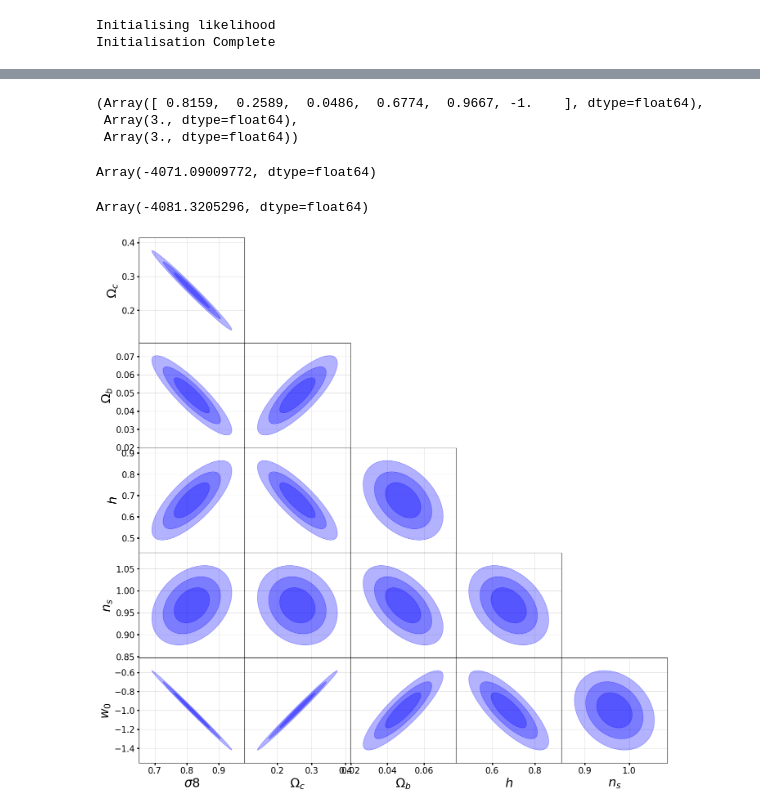
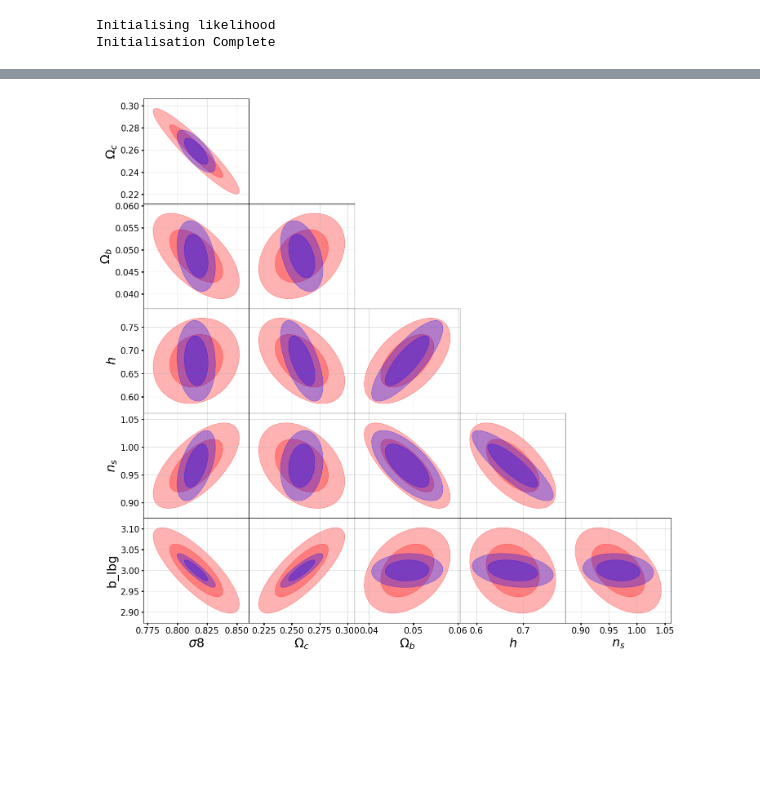
Before and after one commit to fpetri115/LBGforecast, a Jupyter notebook: tests_likelihood.ipynb, the cells around one changed output, grey strips where cells are left out. Drawn from its saved outputs; the diff is of its cells as text; code cells hidden in the pictures; blank space fills up the shorter version.

```diff
--- a/tests_likelihood.ipynb
+++ b/tests_likelihood.ipynb
@@ -28,32 +18,19 @@ Array([ 0.8159,  0.2589,  0.0486,  0.6774,  0.9667, -1.    ,  3.    ,
-# %%
-unpack_params(all_param)
-# %% [output]
-(Array([ 0.8159,  0.2589,  0.0486,  0.6774,  0.9667, -1.    ], dtype=float64),
- Array(3., dtype=float64),
- Array(3., dtype=float64))
-# %%
-lhood.logL(all_param)
-# %% [output]
-Array(-4071.09009772, dtype=float64)
-# %%
-lhood.logLgauss(all_param)
-# %% [output]
-Array(-4081.3205296, dtype=float64)
 # %%
 params = np.array([lhood._cosmo_fid.sigma8,
                   lhood._cosmo_fid.Omega_c,
                   lhood._cosmo_fid.Omega_b,
                   lhood._cosmo_fid.h, lhood._cosmo_fid.n_s,
-                  lhood._cosmo_fid.w0, lhood._b_lbg])
+                  lhood._b_lbg_u, lhood._b_lbg_g, lhood._b_lbg_r,
+                  lhood._b_int])
 
 #w&w stuff
 #norm_diff = pk(define_cosmo(), 1/8, 2.6)/pk(define_cosmo(), 1/8, 0)
 #params = np.array([lhood._cosmo_fid.sigma8*np.sqrt(norm_diff), lhood._b_lbg])
 
 labels = np.array(["$\sigma8$", "$\Omega_c$", "$\Omega_b$",
-                    "$h$", "$n_s$", "$w_0$", "b_lbg"])
+                    "$h$", "$n_s$", "b^{lbg}_{u}", "b^{lbg}_{g}", "b^{lbg}_{r}"])
 
-inds = [0, 1, 2, 3, 4, 5, 6]
+inds = [0, 1, 2, 3, 4, 6, 7, 8]
 
 F = lhood.fisher(params, inds)
 F_marg = lhood.fisher_marg(params, inds)
@@ -61,7 +38,7 @@ F_marg = lhood.fisher_marg(params, inds)
 import matplotlib.pyplot as plt
 from matplotlib.patches import Ellipse
 
-def plot_contours(fisher, pos, i, j, nstd=3., K=5.991, ax=None, **kwargs):
+def plot_contours(fisher, pos, i, j, nstd=2., K=5.991, ax=None, **kwargs):
   """
   Plot 2D parameter contours given a Hessian matrix of the likelihood
   """
@@ -117,36 +94,36 @@ for i in range(nparams):
             plot_contours(F, params, j, i, K=2.279, fill=True,color='b', alpha=0.3, zorder=5)
             plot_contours(F, params, j, i, K=5.991, fill=True,color='b',  alpha=0.3, zorder=5)
             #plot_contours(F, params, j, i, K=9.210, fill=True,color='b',  alpha=0.3, zorder=5)
-            plot_contours(F, params, j, i, K=11.618, fill=True,color='b',  alpha=0.3, zorder=5)
+            #plot_contours(F, params, j, i, K=11.618, fill=True,color='b',  alpha=0.3, zorder=5)
 
-            #plot_contours(F_marg, params, j, i, K=2.279, fill=True,color='r', alpha=0.3, zorder=1)
-            #plot_contours(F_marg, params, j, i, K=5.991, fill=True,color='r', alpha=0.3, zorder=1)
+            plot_contours(F_marg, params, j, i, K=2.279, fill=True,color='r', alpha=0.3, zorder=1)
+            plot_contours(F_marg, params, j, i, K=5.991, fill=True,color='r', alpha=0.3, zorder=1)
             #plot_contours(F_marg, params, j, i, K=9.210, fill=True,color='r',  alpha=0.3, zorder=1)
             #plot_contours(F_marg, params, j, i, K=11.618, fill=True,color='r', alpha=0.3, zorder=1)
 
 
             if(j == 0):
                 plt.ylabel(labels[i], fontsize = 22)
 
             if(i == nparams-1):
                 plt.xlabel(labels[j], fontsize = 22)
 
             plt.tick_params(axis="x", width = 2, labelsize=15)
             plt.tick_params(axis="y", width = 2, labelsize=15)
 
             if(i < len(params) - 1):
                 plt.tick_params(
                     axis='x',          # changes apply to the x-axis
                     which='both',      # both major and minor ticks are affected
                     bottom=False,      # ticks along the bottom edge are off
                     labelbottom=False)
 
             if(j > 0):
                 plt.tick_params(
                     axis='y',          # changes apply to the x-axis
                     which='both',      # both major and minor ticks are affected
                     left=False,        # ticks along the bottom edge are off
                     labelleft=False)
             #plt.scatter(randnos[:,0], randnos[:, 1], c ='r', zorder=100, alpha=.5, s=10)
 # %% [output]
-[figure, old version]
+[figure, new version]
```
Also changed, not shown: parts of 2 cells of this notebook, 3 other files.
